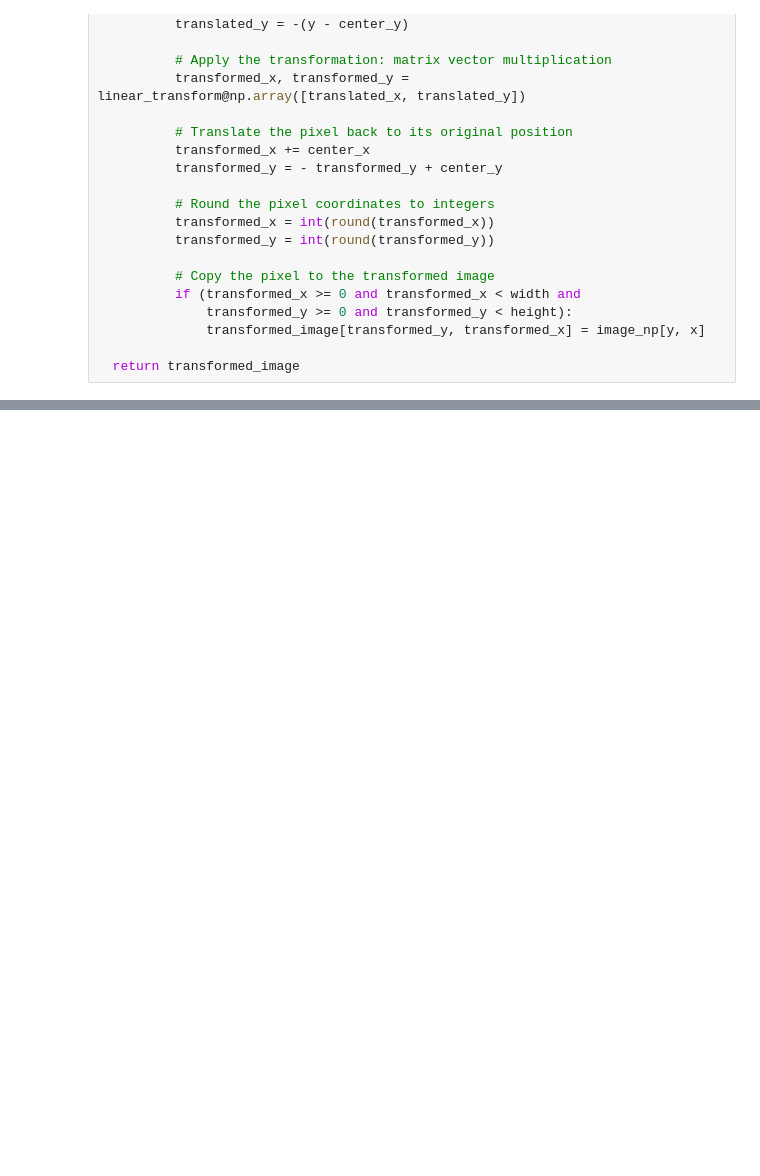
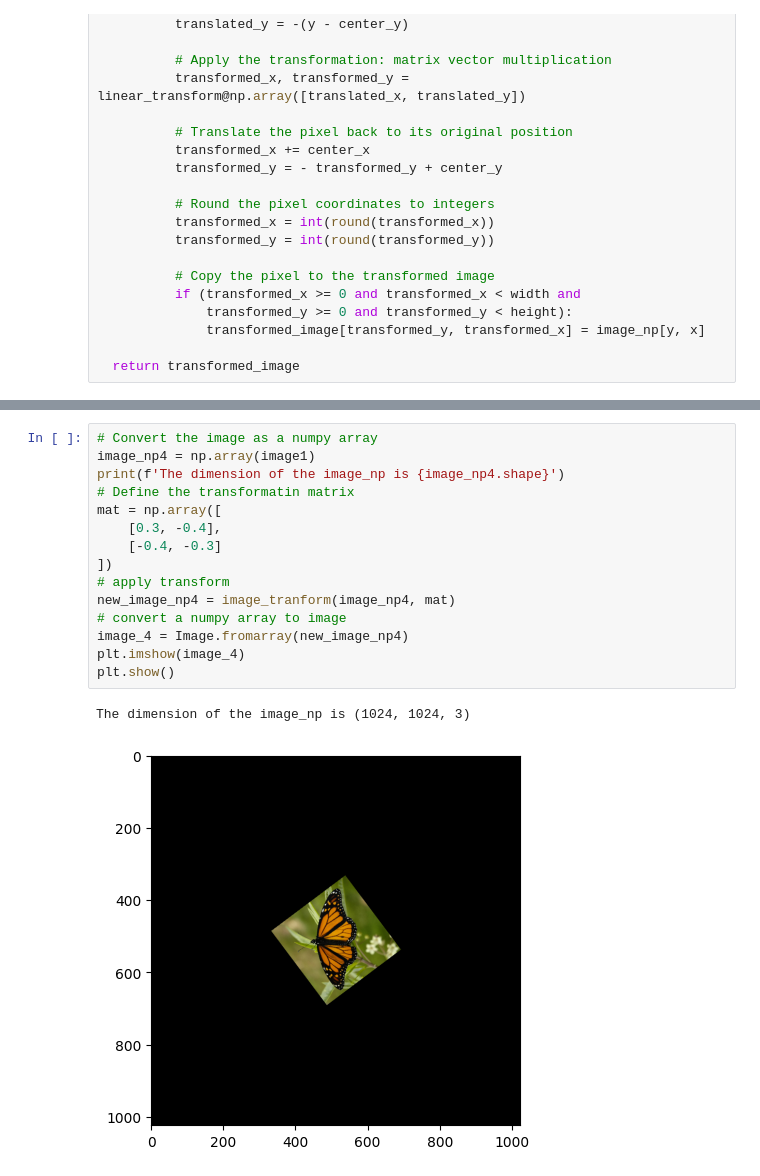
Before and after one commit to Aces22/LinearAlgB24, a Jupyter notebook: src/image_transform_pil.ipynb, the cells around one changed output, grey strips where cells are left out. Cells and saved outputs as stored; diff of their text form; blank space fills up the shorter version.

```diff
--- a/src/image_transform_pil.ipynb
+++ b/src/image_transform_pil.ipynb
@@ -82,0 +119,18 @@ The dimension of the image_np is (1024, 1024, 3)
+# %%
+# Convert the image as a numpy array
+image_np4 = np.array(image1)
+print(f'The dimension of the image_np is {image_np4.shape}')
+# Define the transformatin matrix
+mat = np.array([
+    [0.3, -0.4],
+    [-0.4, -0.3]
+])
+# apply transform
+new_image_np4 = image_tranform(image_np4, mat)
+# convert a numpy array to image
+image_4 = Image.fromarray(new_image_np4)
+plt.imshow(image_4)
+plt.show()
+# %% [output]
+The dimension of the image_np is (1024, 1024, 3)
+[figure, added]
```
Also changed, not shown: parts of 6 cells of this notebook.
